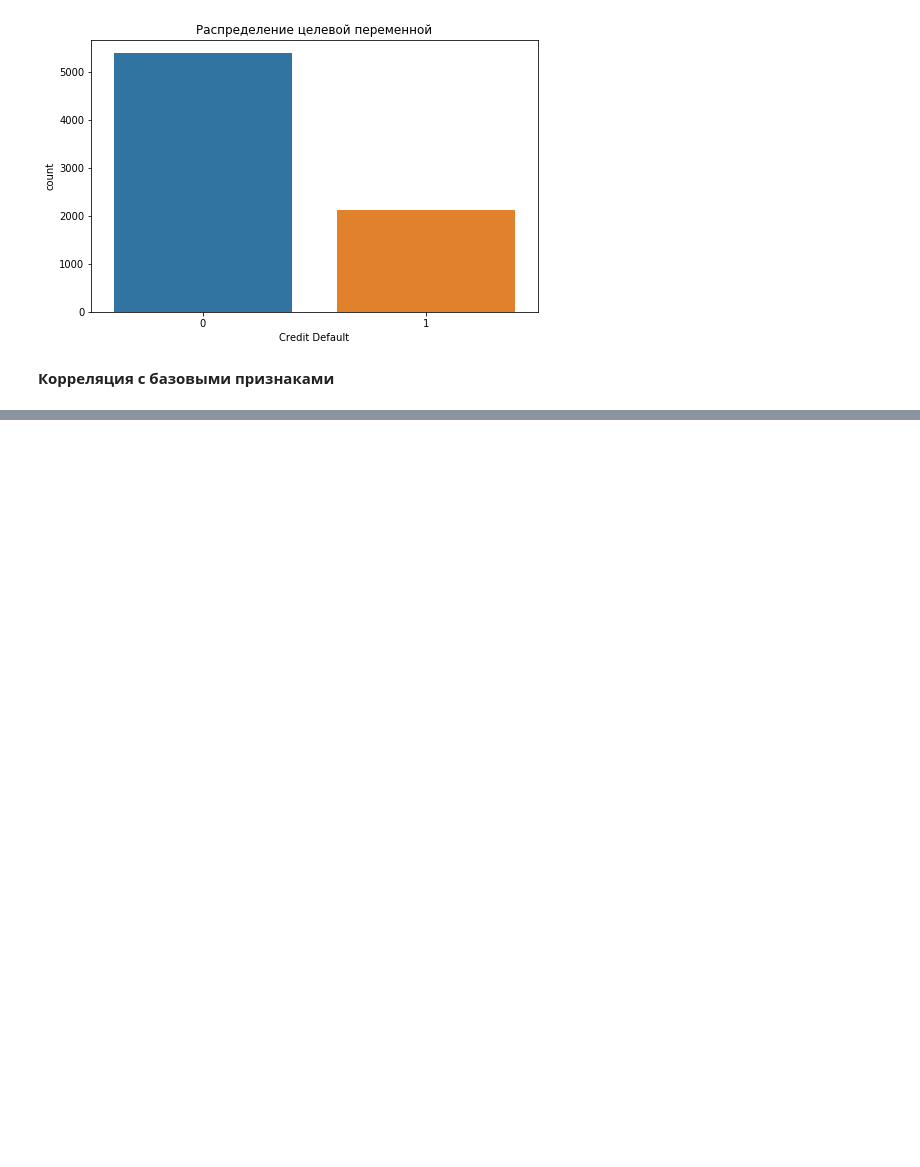
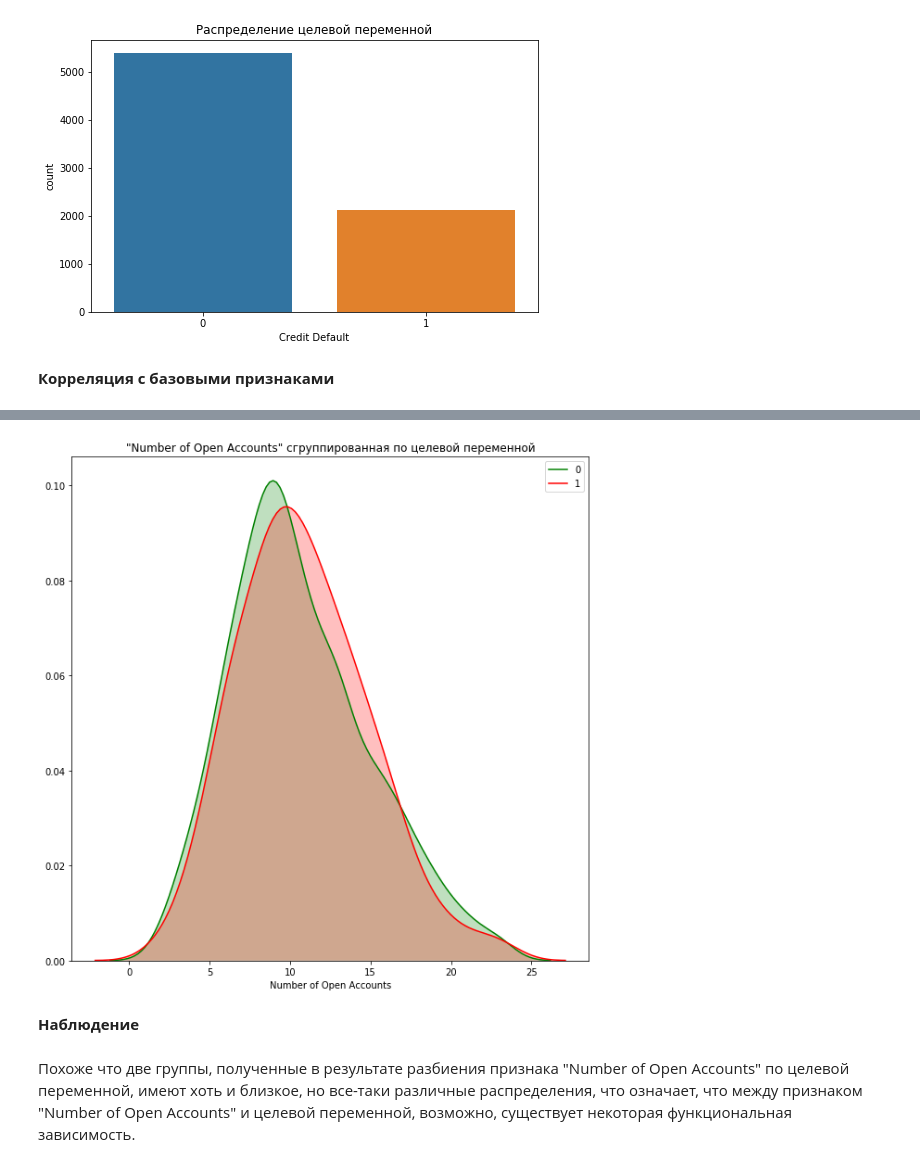
Before and after one commit to superbe/PythonLibrariesForDataScience2, a Jupyter notebook: Course project.ipynb, the cells around one changed output, grey strips where cells are left out. Cells and saved outputs as stored; diff of their text form; code cells hidden in the pictures; blank space fills up the shorter version.

```diff
--- a/Course project.ipynb
+++ b/Course project.ipynb
@@ -412,0 +468,12 @@ __Оценка признака "Credit Score" в разрезе целевой
+# %%
+def grouped_by_target_kde(data, field, target, n=1000):
+    limit_bal_with_target_s = data[[field, target]].sample(n)
+    limit_bal_s = limit_bal_with_target_s[field]
+    limit_bal_target_0 = limit_bal_s[limit_bal_with_target_s[target] == 0]
+    limit_bal_target_1 = limit_bal_s[limit_bal_with_target_s[target] == 1]
+    plt.figure(figsize=(10, 10))
+    sns.kdeplot(limit_bal_target_0, shade=True, label='0', color='g')
+    sns.kdeplot(limit_bal_target_1, shade=True, label='1', color='r')
+    plt.xlabel(field)
+    plt.title(f'"{field}" сгруппированная по целевой переменной')
+    plt.show()
@@ -412,0 +488,8 @@ __Оценка признака "Credit Score" в разрезе целевой
+# %%
+grouped_by_target_kde(df_train, 'Number of Open Accounts', TARGET_NAME)
+# %% [output]
+[figure, added]
+# %% [markdown]
+__Наблюдение__
+# %% [markdown]
+Похоже что две группы, полученные в результате разбиения признака "Number of Open Accounts" по целевой переменной, имеют хоть и близкое, но все-таки различные распределения, что означает, что между признаком "Number of Open Accounts" и целевой переменной, возможно, существует некоторая функциональная зависимость.
```
Also changed, not shown: parts of 21 cells of this notebook.
